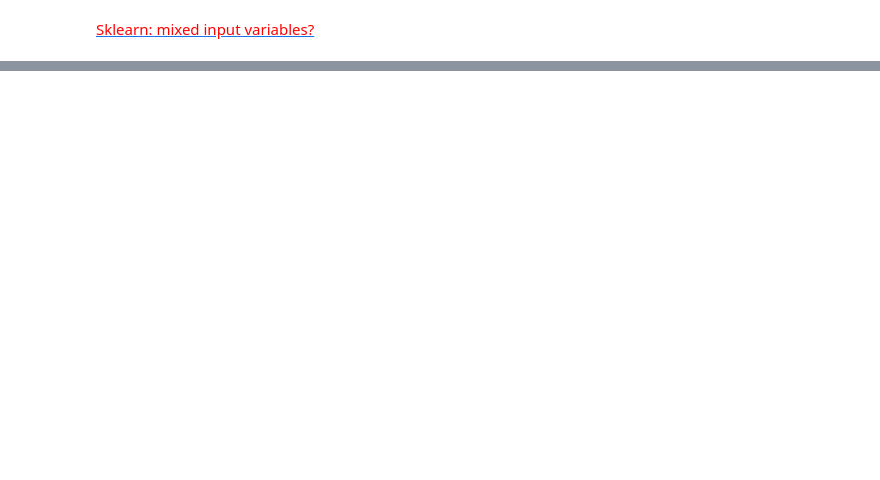
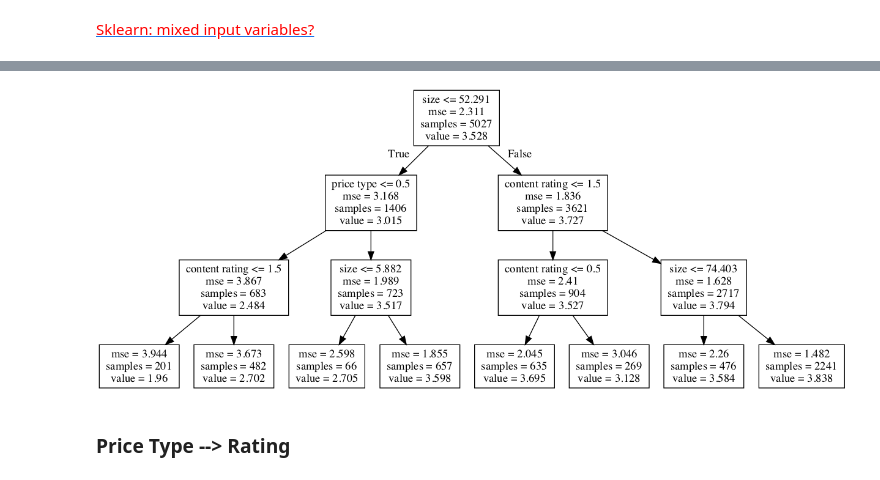
Before and after one commit to claireyyf/DA-Project, a Jupyter notebook: Machine Learning.ipynb, the cells around one changed output, grey strips where cells are left out. Drawn from its saved outputs; the diff is of its cells as text; code cells hidden in the pictures; blank space fills up the shorter version.

```diff
--- a/Machine Learning.ipynb
+++ b/Machine Learning.ipynb
@@ -148,0 +354,11 @@ Image(graph.create_png())
+# %%
+feature_names = ['size','price','category','content rating']
+dot_data = tree.export_graphviz(model, out_file=None,feature_names=feature_names)
+
+graph = pydotplus.graphviz.graph_from_dot_data(dot_data)
+
+Image(graph.create_png())
+# %% [output]
+[figure, added]
+# %% [markdown]
+<h3>Price Type --> Rating
```
Also changed, not shown: parts of 54 cells of this notebook, 1 other file.
